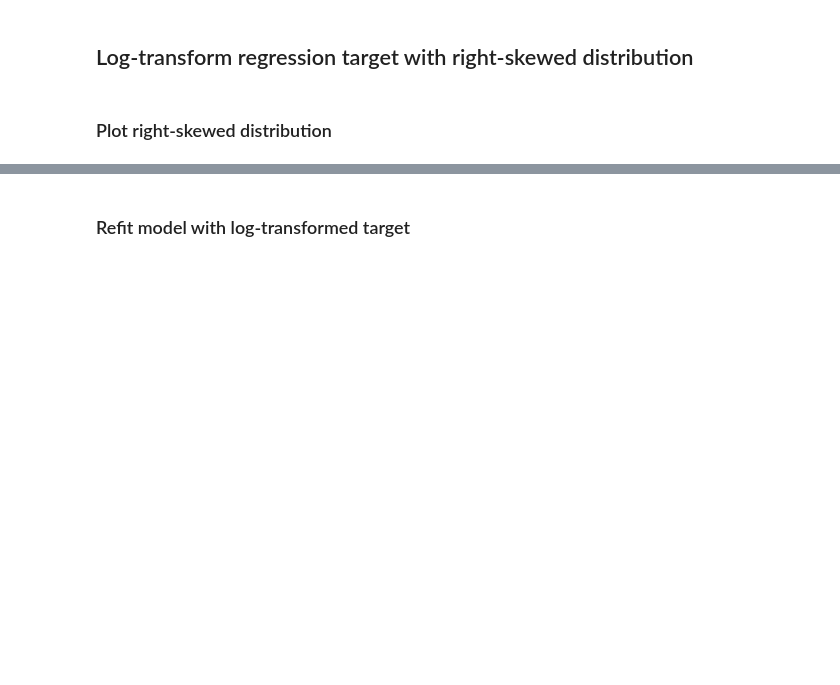
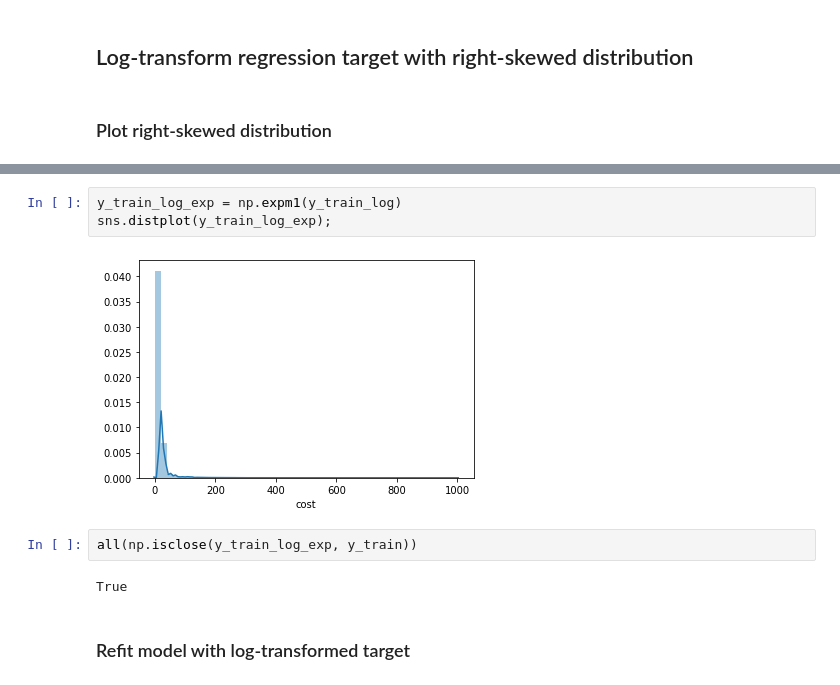
Before and after one commit to ash12hub/DS-Unit-2-Applied-Modeling, a Jupyter notebook: module1-log-linear-regression/log_linear_regression.ipynb, the cells around one changed output, grey strips where cells are left out. Cells and saved outputs as stored; diff of their text form; blank space fills up the shorter version.

```diff
--- a/module1-log-linear-regression/log_linear_regression.ipynb
+++ b/module1-log-linear-regression/log_linear_regression.ipynb
@@ -269,2 +584,11 @@ Name: tube_assembly_id, Length: 8856, dtype: int64
+# %%
+y_train_log_exp = np.expm1(y_train_log)
+sns.distplot(y_train_log_exp);
+# %% [output]
+[figure, added]
+# %%
+all(np.isclose(y_train_log_exp, y_train))
+# %% [output]
+True
 # %% [markdown]
 ### Refit model with log-transformed target
```
Also changed, not shown: parts of 104 cells of this notebook.
